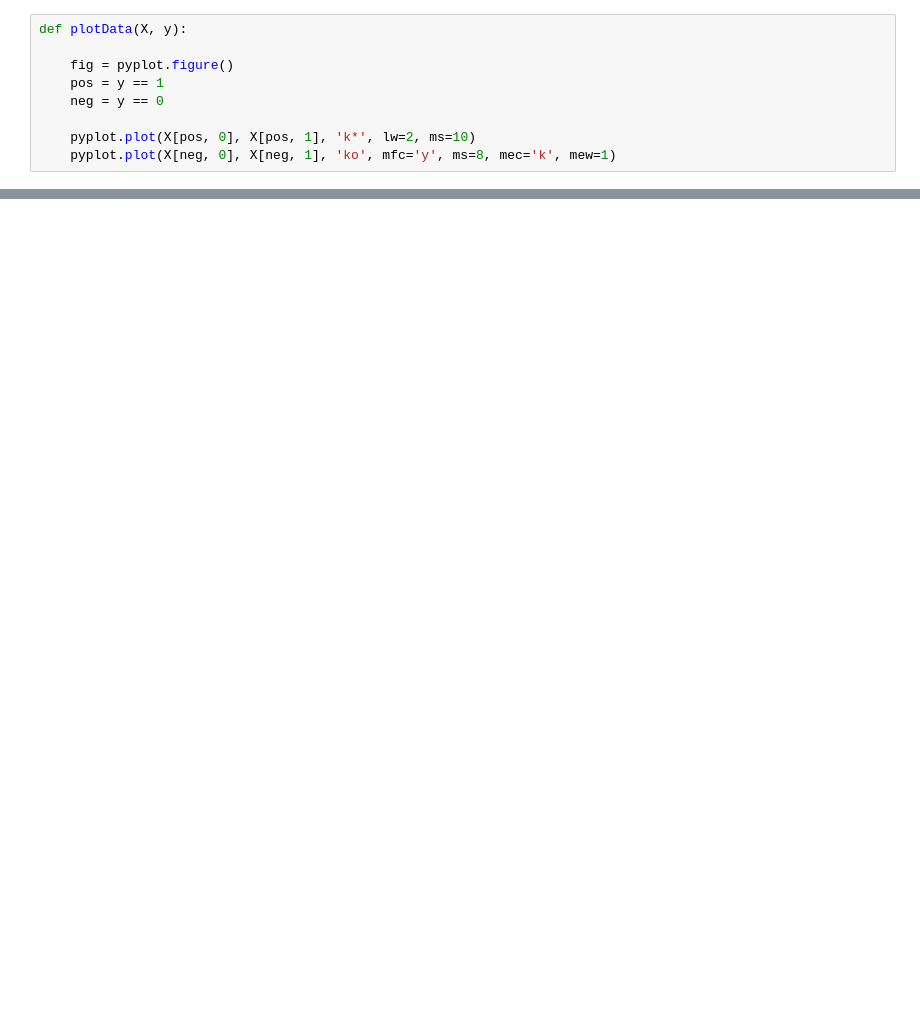
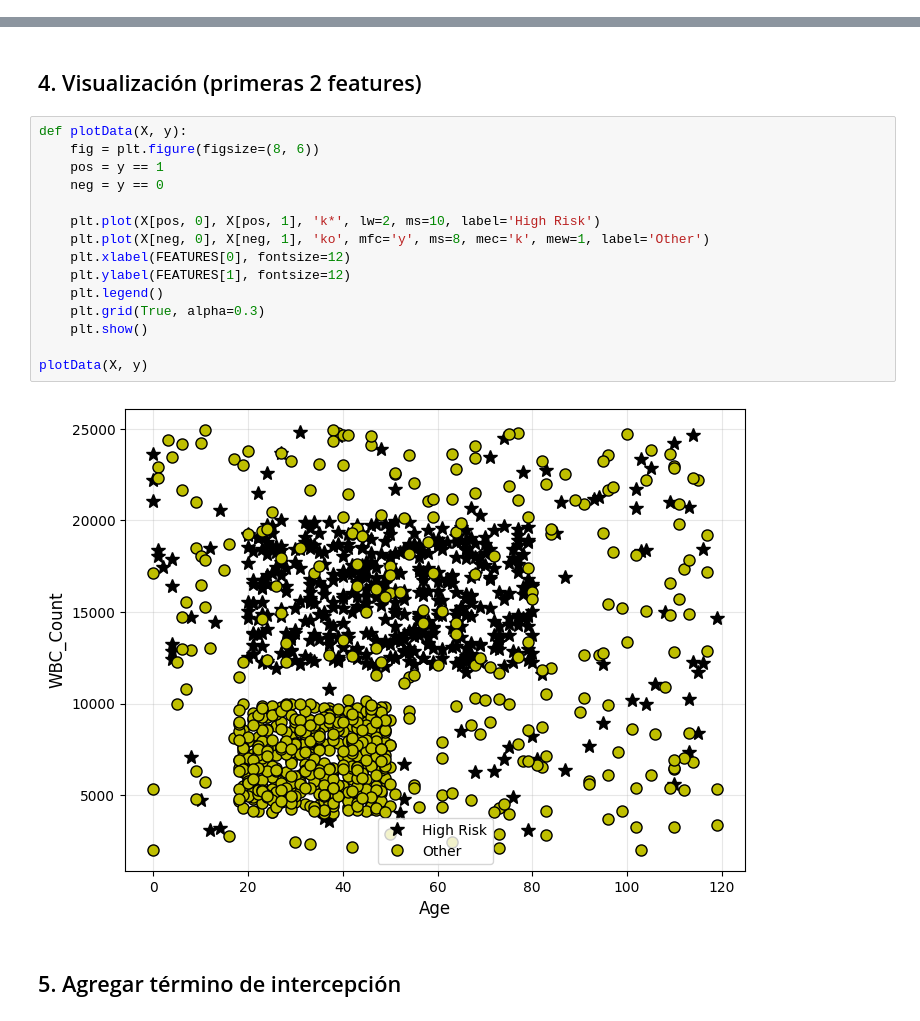
Before and after one commit to AAsoto10/Inteligencia-Artificial-, a Jupyter notebook: parcial_ml/09_meningitis/ejercicio9.ipynb, the cells around one changed output, grey strips where cells are left out. Saved outputs shown, nothing was run; the diff lists cells and outputs as text; blank space fills up the shorter version.

```diff
--- a/parcial_ml/09_meningitis/ejercicio9.ipynb
+++ b/parcial_ml/09_meningitis/ejercicio9.ipynb
@@ -88,9 +0,0 @@ data[FEATURES + [TARGET]].describe()
-# %%
-def plotData(X, y):
-
-    fig = pyplot.figure()
-    pos = y == 1
-    neg = y == 0
-
-    pyplot.plot(X[pos, 0], X[pos, 1], 'k*', lw=2, ms=10)
-    pyplot.plot(X[neg, 0], X[neg, 1], 'ko', mfc='y', ms=8, mec='k', mew=1)
@@ -138,0 +116,21 @@ print(X_val_i.shape, y_val.shape)
+# %% [markdown]
+## 4. Visualización (primeras 2 features)
+# %%
+def plotData(X, y):
+    fig = plt.figure(figsize=(8, 6))
+    pos = y == 1
+    neg = y == 0
+
+    plt.plot(X[pos, 0], X[pos, 1], 'k*', lw=2, ms=10, label='High Risk')
+    plt.plot(X[neg, 0], X[neg, 1], 'ko', mfc='y', ms=8, mec='k', mew=1, label='Other')
+    plt.xlabel(FEATURES[0], fontsize=12)
+    plt.ylabel(FEATURES[1], fontsize=12)
+    plt.legend()
+    plt.grid(True, alpha=0.3)
+    plt.show()
+
+plotData(X, y)
+# %% [output]
+[figure, added]
+# %% [markdown]
+## 5. Agregar término de intercepción
```
Also changed, not shown: parts of 35 cells of this notebook, 3 other files.
